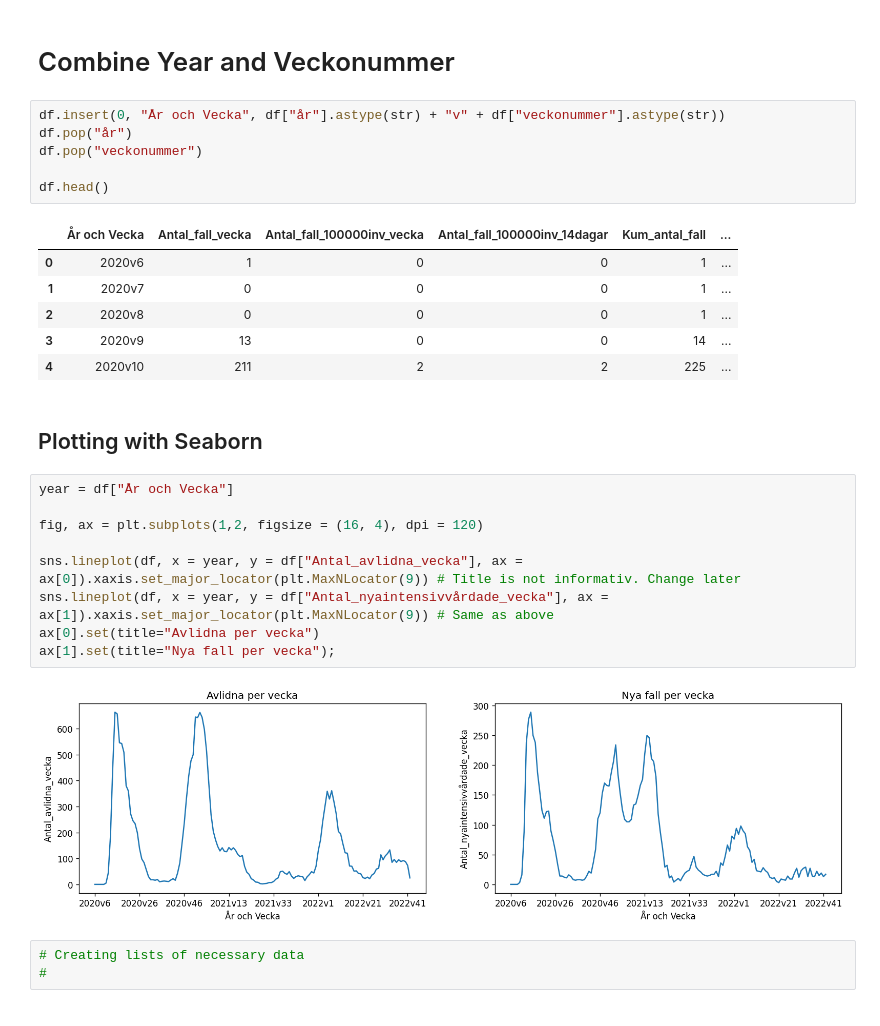
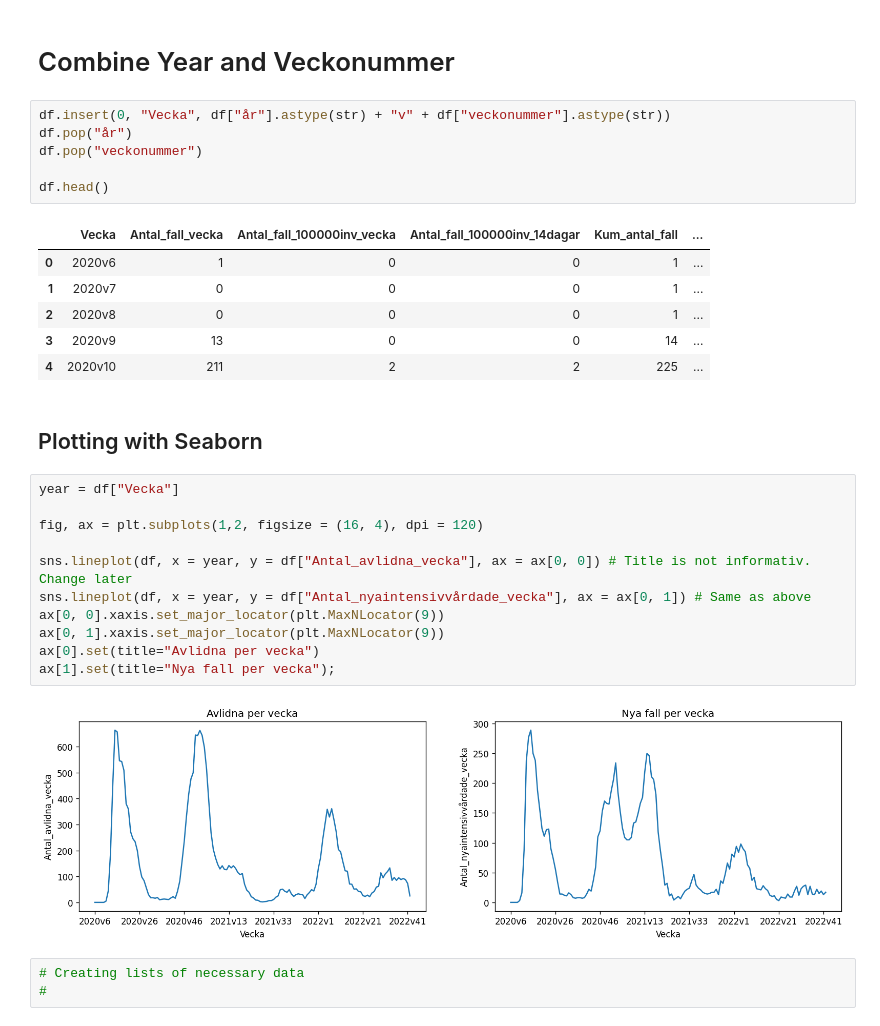
Before and after one commit to Rufshod/Databehandling-Alexander-Andersson, a Jupyter notebook: Lab/Code/Lab_draft.ipynb, the cells around one changed output. Saved outputs shown, nothing was run; the diff lists cells and outputs as text.

```diff
--- a/Lab/Code/Lab_draft.ipynb
+++ b/Lab/Code/Lab_draft.ipynb
@@ -78,13 +78,13 @@ dtype: int64
 # %% [markdown]
 # Combine Year and Veckonummer
 # %%
-df.insert(0, "År och Vecka", df["år"].astype(str) + "v" + df["veckonummer"].astype(str))
+df.insert(0, "Vecka", df["år"].astype(str) + "v" + df["veckonummer"].astype(str))
 df.pop("år")
 df.pop("veckonummer")
 
 df.head()
 # %% [output]
-|  | År och Vecka | Antal_fall_vecka | Antal_fall_100000inv_vecka | Antal_fall_100000inv_14dagar | Kum_antal_fall | ... |
+|  | Vecka | Antal_fall_vecka | Antal_fall_100000inv_vecka | Antal_fall_100000inv_14dagar | Kum_antal_fall | ... |
 | 0 | 2020v6 | 1 | 0 | 0 | 1 | ... |
 | 1 | 2020v7 | 0 | 0 | 0 | 1 | ... |
 | 2 | 2020v8 | 0 | 0 | 0 | 1 | ... |
@@ -93,16 +93,18 @@ df.head()
 # %% [markdown]
 ## Plotting with Seaborn
 # %%
-year = df["År och Vecka"]
+year = df["Vecka"]
 
 fig, ax = plt.subplots(1,2, figsize = (16, 4), dpi = 120)
 
-sns.lineplot(df, x = year, y = df["Antal_avlidna_vecka"], ax = ax[0]).xaxis.set_major_locator(plt.MaxNLocator(9)) # Title is not informativ. Change later
-sns.lineplot(df, x = year, y = df["Antal_nyaintensivvårdade_vecka"], ax = ax[1]).xaxis.set_major_locator(plt.MaxNLocator(9)) # Same as above
+sns.lineplot(df, x = year, y = df["Antal_avlidna_vecka"], ax = ax[0, 0]) # Title is not informativ. Change later
+sns.lineplot(df, x = year, y = df["Antal_nyaintensivvårdade_vecka"], ax = ax[0, 1]) # Same as above
+ax[0, 0].xaxis.set_major_locator(plt.MaxNLocator(9))
+ax[0, 1].xaxis.set_major_locator(plt.MaxNLocator(9))
 ax[0].set(title="Avlidna per vecka")
 ax[1].set(title="Nya fall per vecka");
 # %% [output]
-[figure, old version]
+[figure, new version]
 # %%
 # Creating lists of necessary data
 #
```
Also changed, not shown: parts of 11 cells of this notebook, 3 other files.
